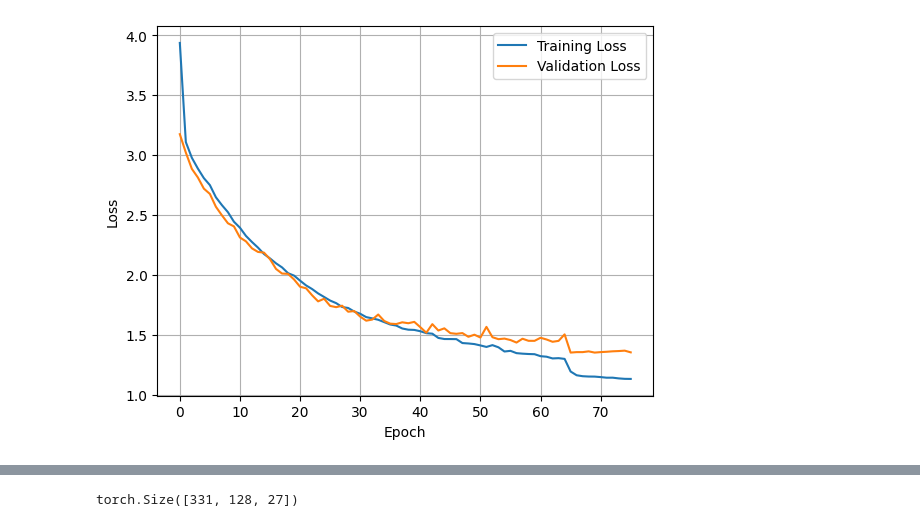
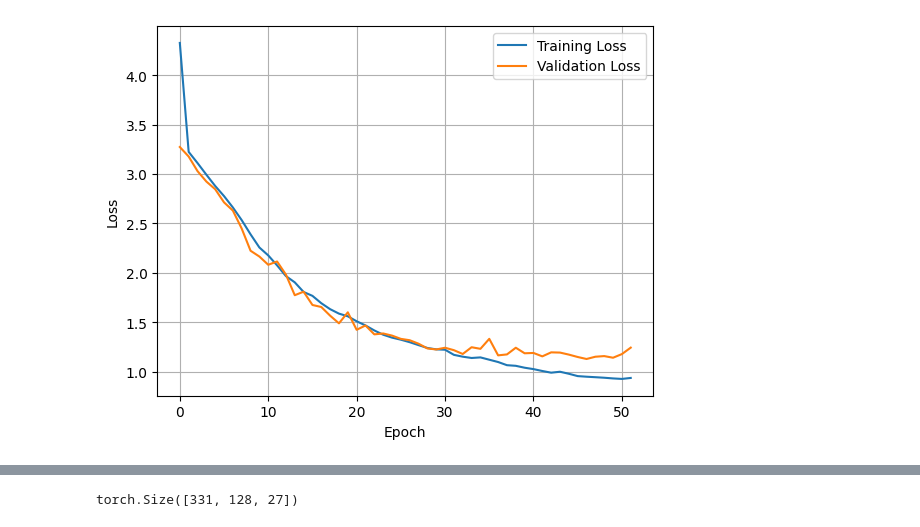
Before and after one commit to alvin-jqh/swipe_recognition, a Jupyter notebook: train.ipynb, the cells around one changed output, grey strips where cells are left out. Cells and saved outputs as stored; diff of their text form; code cells hidden in the pictures.

```diff
--- a/train.ipynb
+++ b/train.ipynb
@@ -364,19 +369,20 @@ def CTCtrain(model, dataloaders, set_lengths, optimiser, num_epochs = 5, schedul
     return model
 # %%
 c_model = CTCEncoder(input_size=6,
-                     hidden_size=90,
-                     num_layers=2,
+                     hidden_size=128,
+                     num_layers=4,
                      output_size=27,
                      bidirectional=True,
-                     dropout=0.2,
-                     lstm_dropout=0.2).to(device)
+                     dropout=0.3,
+                     lstm_dropout=0.3).to(device)
 
 set_lengths = {"train":len(train_set),
                "val":len(val_set)}
-optimiser = torch.optim.AdamW(c_model.parameters(), lr=0.001)
+optimiser = torch.optim.AdamW(c_model.parameters(), lr=0.001, weight_decay=1e-4)
 # optimiser = torch.optim.SGD(c_model.parameters(), lr=0.01, momentum=0.1)
-scheduler = torch.optim.lr_scheduler.ReduceLROnPlateau(optimiser, factor=0.1)
-c_model = CTCtrain(c_model, dataloaders,set_lengths, optimiser, num_epochs=150, scheduler=scheduler, patience = 10, min_delta = 0.01)
+# scheduler = torch.optim.lr_scheduler.ReduceLROnPlateau(optimiser, patience=5, factor=0.1)
+scheduler = torch.optim.lr_scheduler.StepLR(optimiser,step_size=10, gamma=0.1)
+c_model = CTCtrain(c_model, dataloaders,set_lengths, optimiser, num_epochs=150, scheduler=scheduler, patience = 5, min_delta = 0.01)
 # %% [output]
 Epoch 1/150
 ----------
@@ -398,4 +406,4 @@ Lowest Loss: 1.350073
-[figure, old version]
+[figure, new version]
 # %%
 def test_model(model, test_data, datapoints):
     criterion = torch.nn.CTCLoss(blank=0, zero_infinity=True)
```
Also changed, not shown: parts of 3 cells of this notebook, 2 other files.
